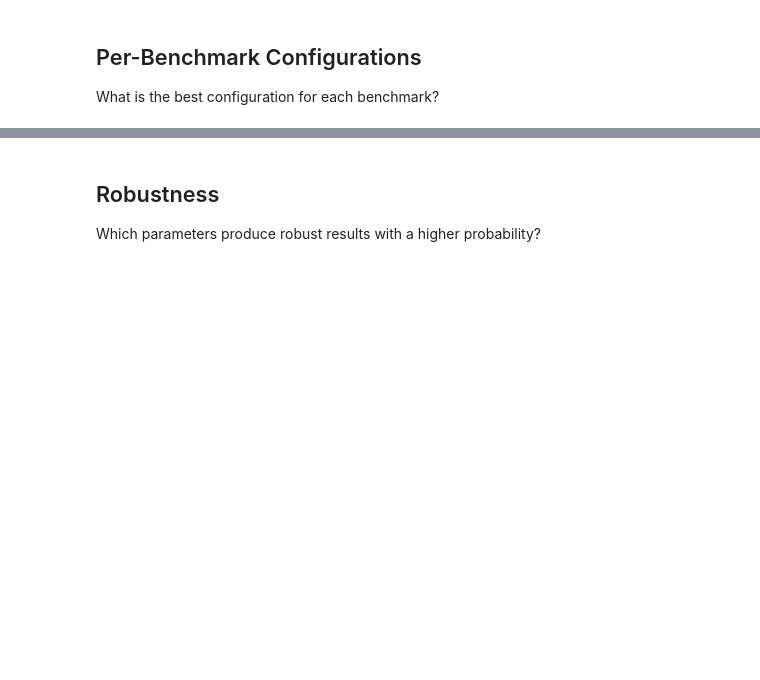
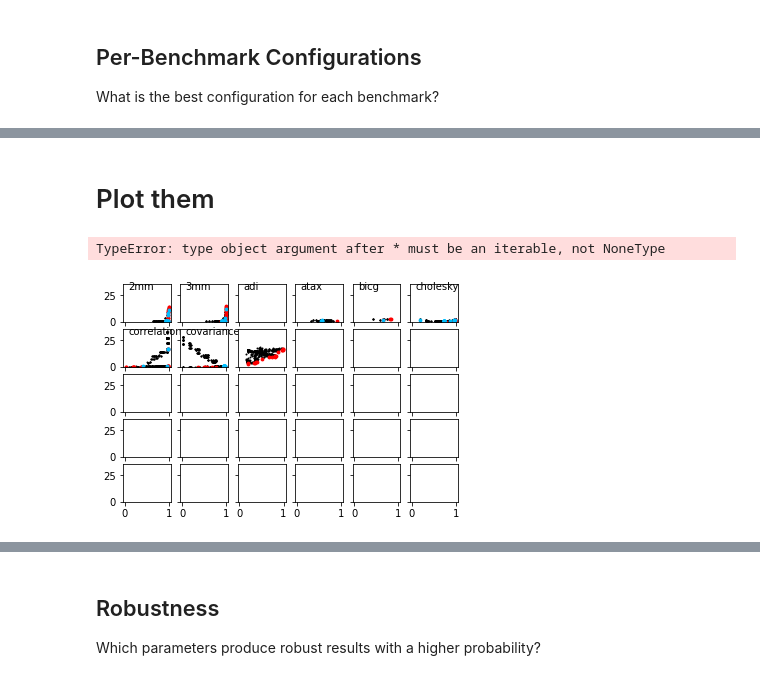
Before and after one commit to plavin/multifidelity, a Jupyter notebook: OptimizationV2.ipynb, the cells around one changed output, grey strips where cells are left out. Cells and saved outputs as stored; diff of their text form; code cells hidden in the pictures; blank space fills up the shorter version.

```diff
--- a/OptimizationV2.ipynb
+++ b/OptimizationV2.ipynb
@@ -177,0 +161,71 @@ Best is defined as either:
+# %% [markdown]
+# Plot them
+# %%
+def reformat_ax(ax):
+    ax.spines['top'].set_visible(False)
+    ax.spines['right'].set_visible(False)
+    #ax.spines['bottom'].set_visible(False)
+    #ax.spines['left'].set_visible(False)
+    ax.tick_params(axis=u'both', which=u'both',length=0)
+
+def innerplot(ax, **kwargs):
+    #xs = np.float64(df2['pct'])
+    #ys = np.float64(df2['acc'])
+    #ax.scatter(xs, ys, s=4, c='red', label='Experiment 2')
+    #print(kwargs['name'])
+    if kwargs['data']['grouped'] is not None:
+        xs = np.float64(kwargs['data']['grouped'].mean()['pct'])
+        ys = np.float64(kwargs['data']['grouped'].mean()['err'])
+        ax.scatter(xs, ys, s=1, c='black')
+
+        xs = np.float64(kwargs['data']['pareto']['pct'])
+        ys = np.float64(kwargs['data']['pareto']['err'])
+        ax.scatter(xs, ys, s=8, c='red')
+
+    best_pct = []
+    best_err = []
+    bpct = None
+    berr = None
+    if kwargs['best'] is not None and kwargs['data']['grouped'] is not None:
+        for con in kwargs['best'].values():
+            if con is not None:
+                sc = subset_config(kwargs['data']['all'], config(*con))
+                best_pct.append(sc.mean()['pct'])
+                best_err.append(sc.mean()['err'])
+        if kwargs['name'] in kwargs['best']:
+            sc = subset_config(kwargs['data']['all'], config(*kwargs['best'][kwargs['name']]))
+            bpct = sc.mean()['pct']
+            perr = sc.mean()['err']
+
+        ax.scatter(best_pct, best_err, s=8, c='deepskyblue')
+        if bpct is not None:
+            ax.scatter(bpct, berr, s=8, c='mediumspringgreen')
+
+    # Style
+    ax.text(0.08, 30, kwargs['name'], ha='left')
+    ax.set_ylim((0,35))
+
+    #reformat_ax(ax)
+
+
+def outerplot(per_benchmark, **kwargs):
+
+    ax_map = Mapper.Mapper(len(per_benchmark), sharex=True)
+    fig = ax_map.fig
+    benchmarks = set(df['benchmark'])
+
+    ## Let's find the 'best' point for each benchmark, and plot all of those on each.
+    #for bench in benchmarks:
+    #    pareto = per_benchmark[bench]['pareto']
+    #    pareto
+
+    for ax, bench in zip(ax_map, sorted(benchmarks)):
+        #if per_benchmark[bench]['all'] is not None:
+        innerplot(ax, name=bench, data=per_benchmark[bench], best=best)
+
+    fig.set_size_inches(16,12)
+
+outerplot(per_benchmark)
+# %% [output]
+TypeError: type object argument after * must be an iterable, not NoneType
+[figure, added]
```
Also changed, not shown: parts of 16 cells of this notebook.
